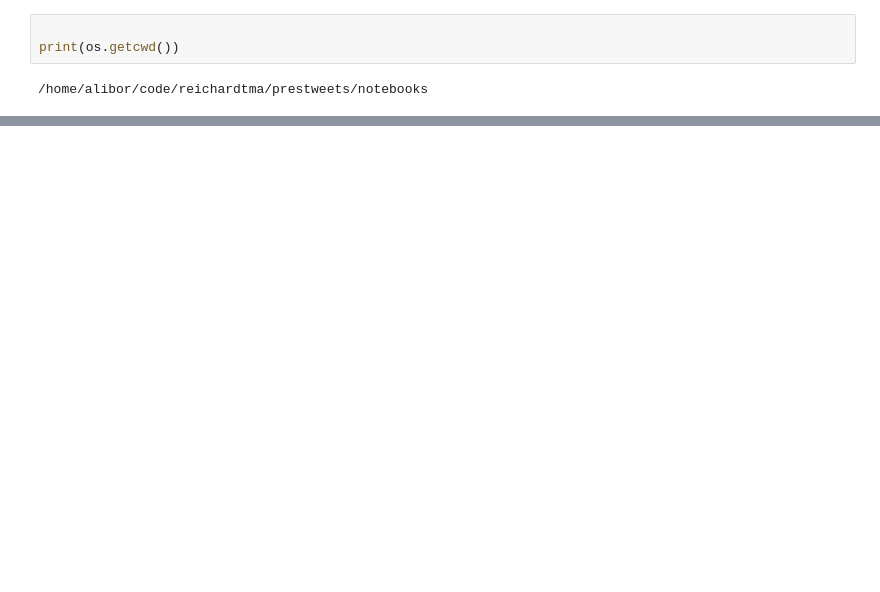
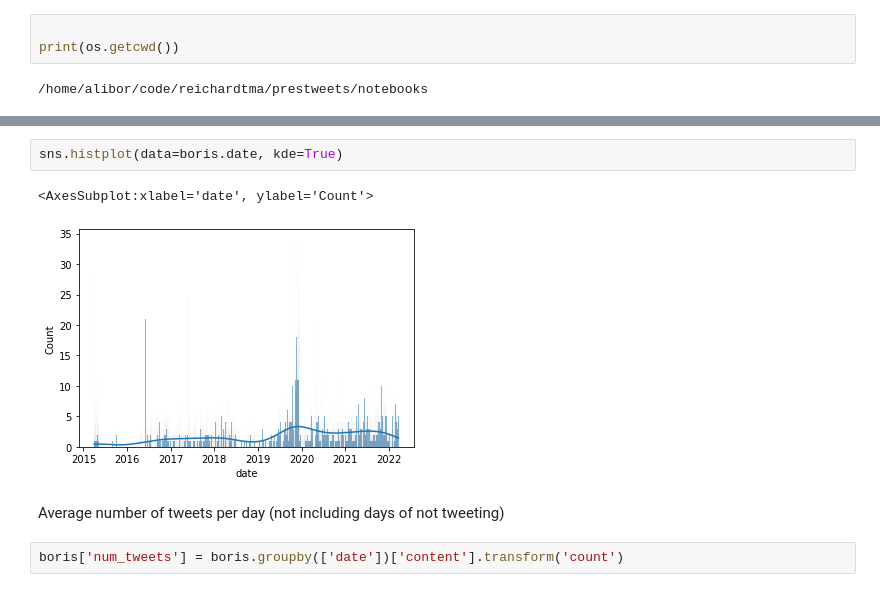
Before and after one commit to reichardtma/prestweets, a Jupyter notebook: notebooks/Boris Johnson - Annamaria.ipynb, the cells around one changed output, grey strips where cells are left out. Cells and saved outputs as stored; diff of their text form; blank space fills up the shorter version.

```diff
--- a/notebooks/Boris Johnson - Annamaria.ipynb
+++ b/notebooks/Boris Johnson - Annamaria.ipynb
@@ -118,0 +308,9 @@ blob[boris.content[1]]
+# %%
+sns.histplot(data=boris.date, kde=True)
+# %% [output]
+<AxesSubplot:xlabel='date', ylabel='Count'>
+[figure, added]
+# %% [markdown]
+Average number of tweets per day (not including days of not tweeting)
+# %%
+boris['num_tweets'] = boris.groupby(['date'])['content'].transform('count')
```
Also changed, not shown: parts of 44 cells of this notebook, 10 other files.
